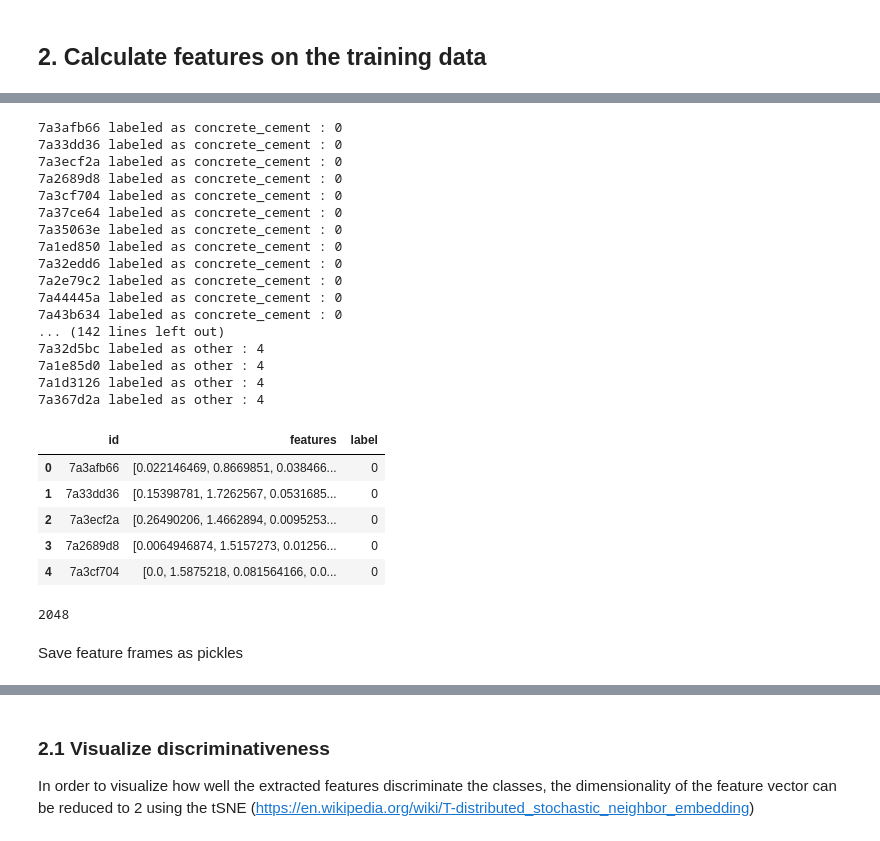
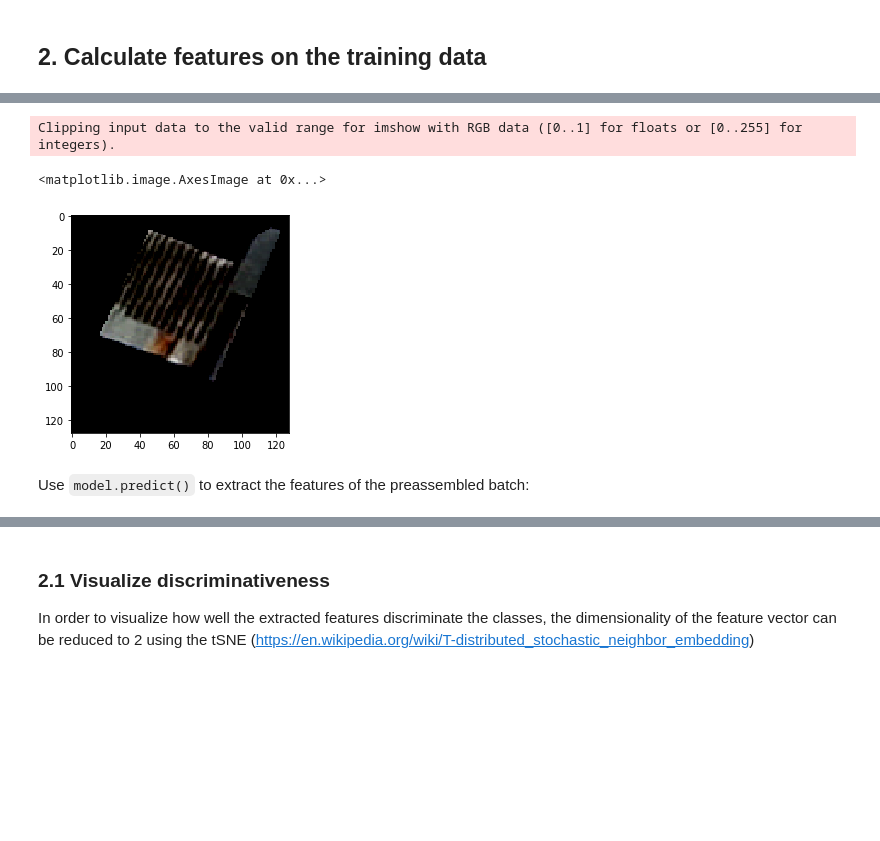
Before and after one commit to jo-ruether/ipeo_carribean, a Jupyter notebook: src/Feature extraction.ipynb, the cells around one changed output, grey strips where cells are left out. Cells and saved outputs as stored; diff of their text form; code cells hidden in the pictures; blank space fills up the shorter version.

Commit message:
Refactor feature extraction notebook

```diff
--- a/src/Feature extraction.ipynb
+++ b/src/Feature extraction.ipynb
@@ -43,5 +59,8 @@ regions = ['borde_rural', 'borde_soacha', 'mixco_1_and_ebenezer', 'mixco_3', 'de
 # %%
-region = 'mixco_3'
-train_dir = join('..', '..', 'data', 'data2', region, 'roofs_train')
-test_dir = join('..', '..', 'data', 'data2', region, 'roofs_test')
+train_dir = join('..', '..', 'stac', country, region, 'roofs_train')
+test_dir = join('..', '..', 'stac', country, region, 'roofs_test')
 materials = {'concrete_cement':0, 'healthy_metal':1, 'incomplete':2, 'irregular_metal':3, 'other':4}
+
+pickle_path = join('..', '..', 'features')
+if not exists(pickle_path):
+    makedirs(pickle_path)
@@ -52 +73,5 @@ Use a pretrained network to compute features from the images, which are later cl
+# %%
+#HEIGHT, WIDTH, CHANNELS = 224, 224, 3
+HEIGHT, WIDTH, CHANNELS = 128, 128, 3
+POOLING_METHOD = 'avg'
 # %%
@@ -121,35 +107,32 @@ print(train_dir)
-# %%
-features_train = calculate_features_train(train_dir)
-# %% [output]
-7a3afb66 labeled as concrete_cement : 0
-7a33dd36 labeled as concrete_cement : 0
-7a3ecf2a labeled as concrete_cement : 0
-7a2689d8 labeled as concrete_cement : 0
-7a3cf704 labeled as concrete_cement : 0
-7a37ce64 labeled as concrete_cement : 0
-7a35063e labeled as concrete_cement : 0
-7a1ed850 labeled as concrete_cement : 0
-7a32edd6 labeled as concrete_cement : 0
-7a2e79c2 labeled as concrete_cement : 0
-7a44445a labeled as concrete_cement : 0
-7a43b634 labeled as concrete_cement : 0
-... (142 lines left out)
-7a32d5bc labeled as other : 4
-7a1e85d0 labeled as other : 4
-7a1d3126 labeled as other : 4
-7a367d2a labeled as other : 4
-# %%
-features_train.head()
-# %% [output]
-|  | id | features | label |
-| 0 | 7a3afb66 | [0.022146469, 0.8669851, 0.038466... | 0 |
-| 1 | 7a33dd36 | [0.15398781, 1.7262567, 0.0531685... | 0 |
-| 2 | 7a3ecf2a | [0.26490206, 1.4662894, 0.0095253... | 0 |
-| 3 | 7a2689d8 | [0.0064946874, 1.5157273, 0.01256... | 0 |
-| 4 | 7a3cf704 | [0.0, 1.5875218, 0.081564166, 0.0... | 0 |
-# %%
-len(features_train.features[0])
-# %% [output]
-2048
-# %% [markdown]
-Save feature frames as pickles
+# %%
+with open(join(train_dir, 'simple_labels.json')) as label_file:
+    labels_dict = json.load(label_file)
+
+labels_list = []
+for label_string in labels_dict.values():
+    labels_list.append(materials[label_string])
+
+
+images = np.zeros([len(labels_dict), HEIGHT, WIDTH, CHANNELS])
+i = 0
+for roof_id, roof_material in labels_dict.items():
+    img_fp = join(train_dir, roof_material, roof_id+'.tif')
+
+    # Adjust the image size to fit the network input
+    img = image.load_img(img_fp, target_size=(HEIGHT, WIDTH))
+    img_data = image.img_to_array(img)
+    images[i] = img_data
+
+    i = i+1
+
+# Use the respective preprocessing function of the selected pretrained network
+# to prepare it for the prediction step
+images = preprocess_input(images)
+# %%
+plt.imshow(images[-1])
+# %% [output]
+Clipping input data to the valid range for imshow with RGB data ([0..1] for floats or [0..255] for integers).
+<matplotlib.image.AxesImage at 0x...>
+[figure, added]
+# %% [markdown]
+Use `model.predict()` to extract the features of the preassembled batch:
```
Also changed, not shown: parts of 35 cells of this notebook.
